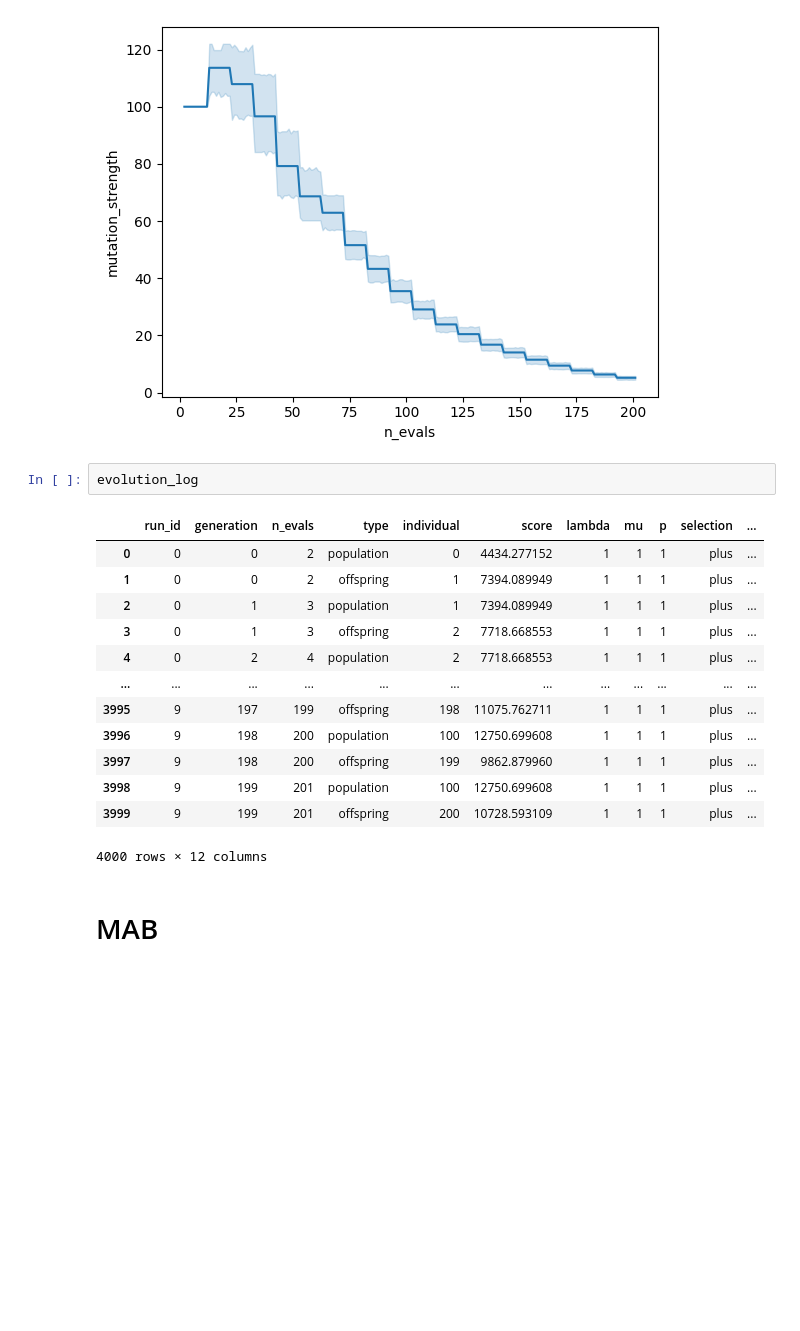
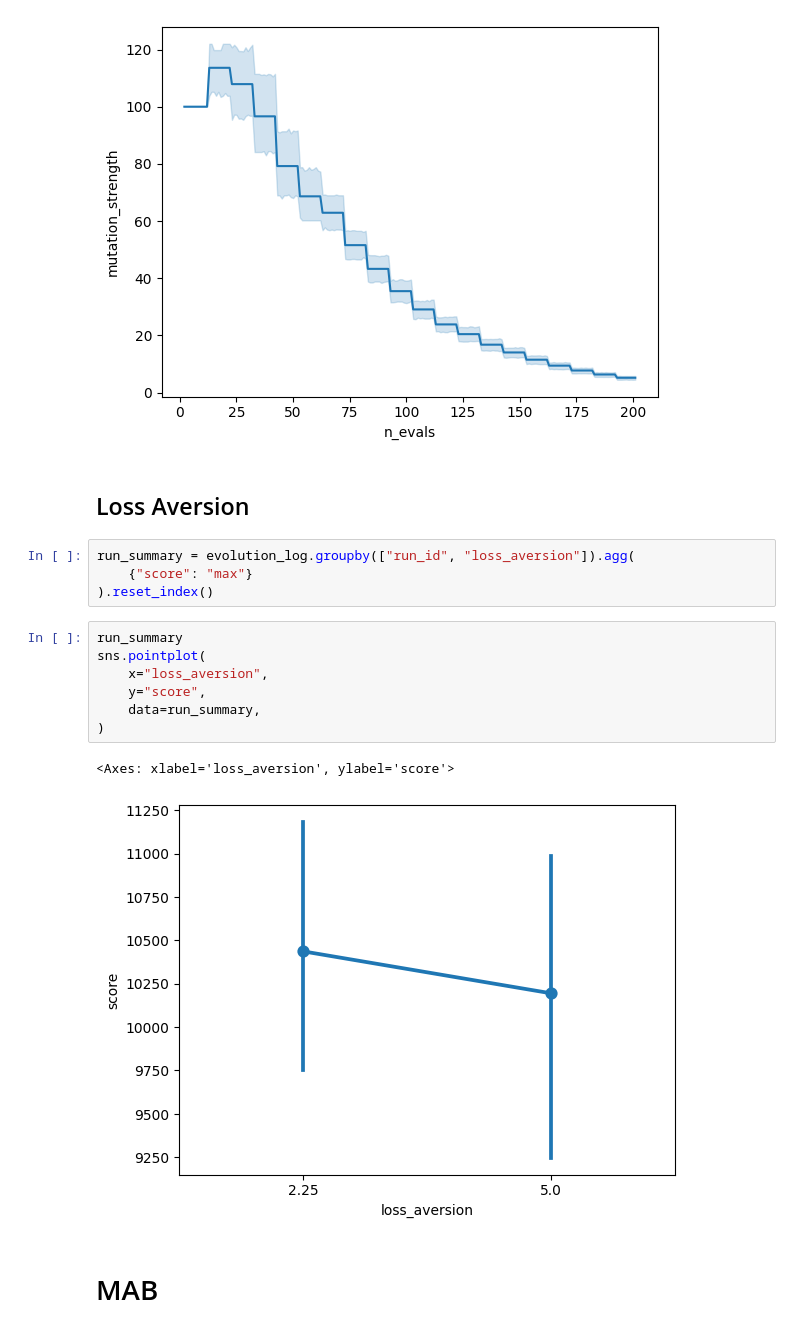
Before and after one commit to LaurinBrechter/personalized-pricing, a Jupyter notebook: results/results_analysis.ipynb, the cells around one changed output. Drawn from its saved outputs; the diff is of its cells as text; blank space fills up the shorter version.

```diff
--- a/results/results_analysis.ipynb
+++ b/results/results_analysis.ipynb
@@ -206,22 +315,22 @@ sns.lineplot(
 # %% [output]
 <Axes: xlabel='n_evals', ylabel='mutation_strength'>
 [figure]
-# %%
-evolution_log
-# %% [output]
-|  | run_id | generation | n_evals | type | individual | score | lambda | mu | p | selection | ... |
-| 0 | 0 | 0 | 2 | population | 0 | 4434.277152 | 1 | 1 | 1 | plus | ... |
-| 1 | 0 | 0 | 2 | offspring | 1 | 7394.089949 | 1 | 1 | 1 | plus | ... |
-| 2 | 0 | 1 | 3 | population | 1 | 7394.089949 | 1 | 1 | 1 | plus | ... |
-| 3 | 0 | 1 | 3 | offspring | 2 | 7718.668553 | 1 | 1 | 1 | plus | ... |
-| 4 | 0 | 2 | 4 | population | 2 | 7718.668553 | 1 | 1 | 1 | plus | ... |
-| ... | ... | ... | ... | ... | ... | ... | ... | ... | ... | ... | ... |
-| 3995 | 9 | 197 | 199 | offspring | 198 | 11075.762711 | 1 | 1 | 1 | plus | ... |
-| 3996 | 9 | 198 | 200 | population | 100 | 12750.699608 | 1 | 1 | 1 | plus | ... |
-| 3997 | 9 | 198 | 200 | offspring | 199 | 9862.879960 | 1 | 1 | 1 | plus | ... |
-| 3998 | 9 | 199 | 201 | population | 100 | 12750.699608 | 1 | 1 | 1 | plus | ... |
-| 3999 | 9 | 199 | 201 | offspring | 200 | 10728.593109 | 1 | 1 | 1 | plus | ... |
-4000 rows × 12 columns
+# %% [markdown]
+## Loss Aversion
+# %%
+run_summary = evolution_log.groupby(["run_id", "loss_aversion"]).agg(
+    {"score": "max"}
+).reset_index()
+# %%
+run_summary
+sns.pointplot(
+    x="loss_aversion",
+    y="score",
+    data=run_summary,
+)
+# %% [output]
+<Axes: xlabel='loss_aversion', ylabel='score'>
+[figure, added]
 # %% [markdown]
 # MAB
 # %%
```
Also changed, not shown: parts of 12 cells of this notebook, 10 other files.
